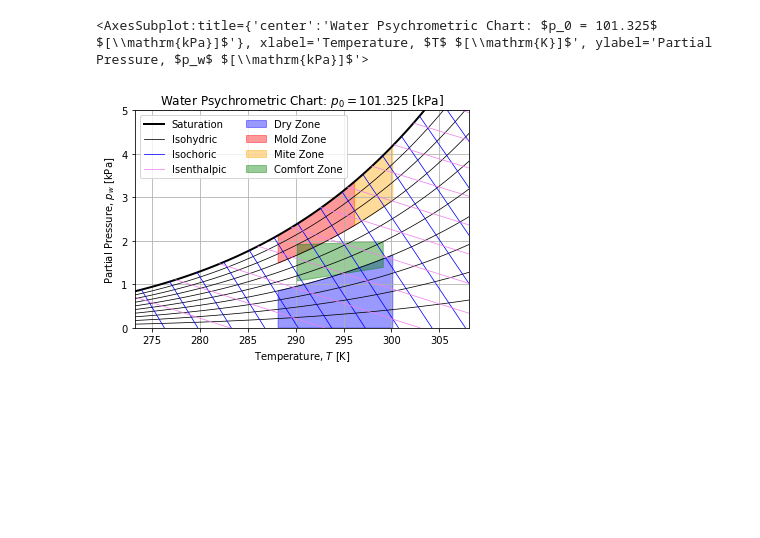
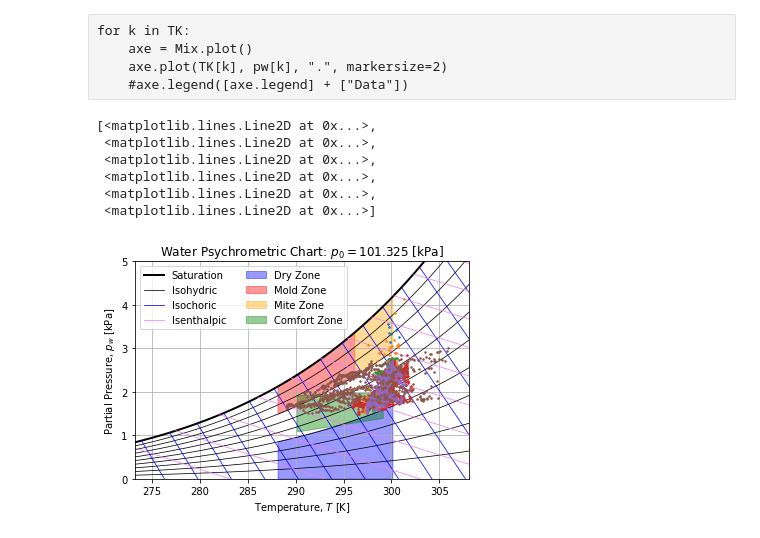
Before and after one commit to jlandercy/cookbook, a Jupyter notebook: python/scientific/phychem/Psychrodapi.ipynb, the cells around one changed output. Drawn from its saved outputs; the diff is of its cells as text; code cells hidden in the pictures; blank space fills up the shorter version.

Commit message:
Added psychro

```diff
--- a/python/scientific/phychem/Psychrodapi.ipynb
+++ b/python/scientific/phychem/Psychrodapi.ipynb
@@ -60,5 +61,19 @@ axe.grid()
-# %%
-Mix.plot()
-# %% [output]
-<AxesSubplot:title={'center':'Water Psychrometric Chart: $p_0 = 101.325$ $[\\mathrm{kPa}]$'}, xlabel='Temperature, $T$ $[\\mathrm{K}]$', ylabel='Partial Pressure, $p_w$ $[\\mathrm{kPa}]$'>
-[figure, removed]
+# %%
+TK = T + Constants.T0K
+pw = pd.DataFrame(Mix.pisow(TK.values , phi=RH.values/100.)/1000., columns = TK.columns, index = T.index)
+# %% [raw]
+for k in TK:
+    axe = Mix.plot()
+    axe.plot(TK[k], pw[k], ".", markersize=2)
+    #axe.legend([axe.legend] + ["Data"])
+# %%
+axe = Mix.plot()
+axe.plot(TK, pw, ".", markersize=3)
+# %% [output]
+[<matplotlib.lines.Line2D at 0x...>,
+ <matplotlib.lines.Line2D at 0x...>,
+ <matplotlib.lines.Line2D at 0x...>,
+ <matplotlib.lines.Line2D at 0x...>,
+ <matplotlib.lines.Line2D at 0x...>,
+ <matplotlib.lines.Line2D at 0x...>]
+[figure, added]
```
Also changed, not shown: parts of 11 cells of this notebook.
